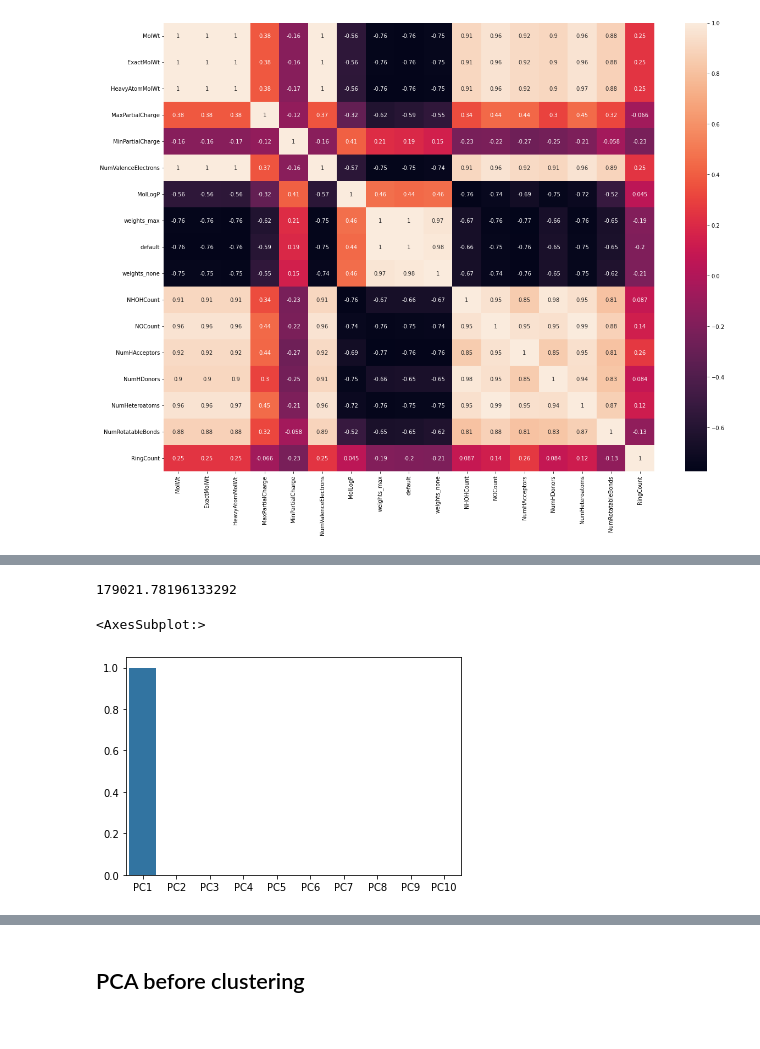
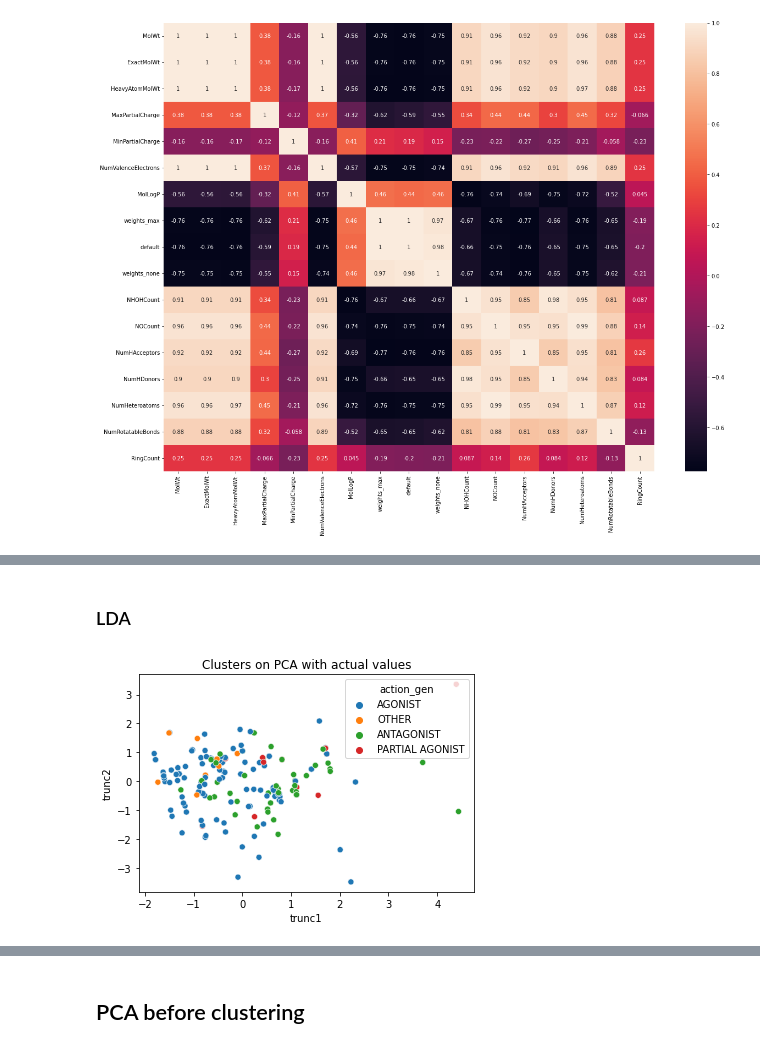
Before and after one commit to chopralab/ASPIRE_QSAR, a Jupyter notebook: molDesc_analysis.ipynb, the cells around one changed output, grey strips where cells are left out. Saved outputs shown, nothing was run; the diff lists cells and outputs as text; code cells hidden in the pictures.

```diff
--- a/molDesc_analysis.ipynb
+++ b/molDesc_analysis.ipynb
@@ -113,3 +138,32 @@ sns.heatmap(correlation_plt, annot=True)
+# %% [markdown]
+### LDA
+# %%
+from sklearn.discriminant_analysis import LinearDiscriminantAnalysis as LDA
+from sklearn.model_selection import train_test_split
+
+X_selected = pd.concat([pd.DataFrame(X_selected), pd.DataFrame(y)], axis=1)
+# normal LDA
+n_comp = 2
+lda = LDA(n_components=n_comp).fit(X_selected.iloc[:, :-1], X_selected.iloc[:, -1])
+
+# normal LDA with partial training set to prevent overfitting
+# df_sample = X_selected.sample(n=140)
+# lda = LDA(n_components=n_comp).fit(df_sample.iloc[:, :-1], df_sample.iloc[:, -1])
+
+# solve generalized eigenvalue problem
+# X_train, X_test, y_train, y_test = train_test_split(X_selected.iloc[:, :-1], X_selected.iloc[:, -1],
+#                                                 train_size=0.6, random_state=42)
+# lda = LDA(n_components=n_comp, solver='eigen', shrinkage=0.1).fit(X_train, y_train)
+
+X_selected.drop("action_gen", axis=1, inplace=True)
+lda_results = lda.transform(X_selected)
+
+lda_results = pd.DataFrame(lda_results, columns=['trunc' + str(i) for i in range(1, n_comp+1)])
+sns.scatterplot(x='trunc1', y="trunc2", hue=df['action_gen'], data=lda_results)
+plt.title('Clusters on PCA with actual values')
+plt.show()
+# %% [output]
+[figure, added]
 # %%
 from sklearn.decomposition import PCA
 from sklearn.cluster import KMeans
@@ -121,19 +178 @@ from sklearn.preprocessing import LabelEncoder
 from sklearn.metrics import rand_score
-# %%
-# scaler = StandardScaler()
-# df_moldesc_scaled = scaler.fit_transform(df_moldesc.iloc[:, 2:])
-
-df_moldesc_scaled = df_moldesc.iloc[:, 2:]
-
-pca = PCA().fit(df_moldesc_scaled)
-pc = pca.transform(df_moldesc_scaled)
-
-var = pca.explained_variance_[:10] / sum(pca.explained_variance_)
-labels = ['PC'+ str(i) for i in range(1,11)]
-
-print(sum(pca.explained_variance_))
-sns.barplot(labels, var)
-# %% [output]
-179021.78196133292
-<AxesSubplot:>
-[figure, removed]
```
Also changed, not shown: parts of 17 cells of this notebook.
